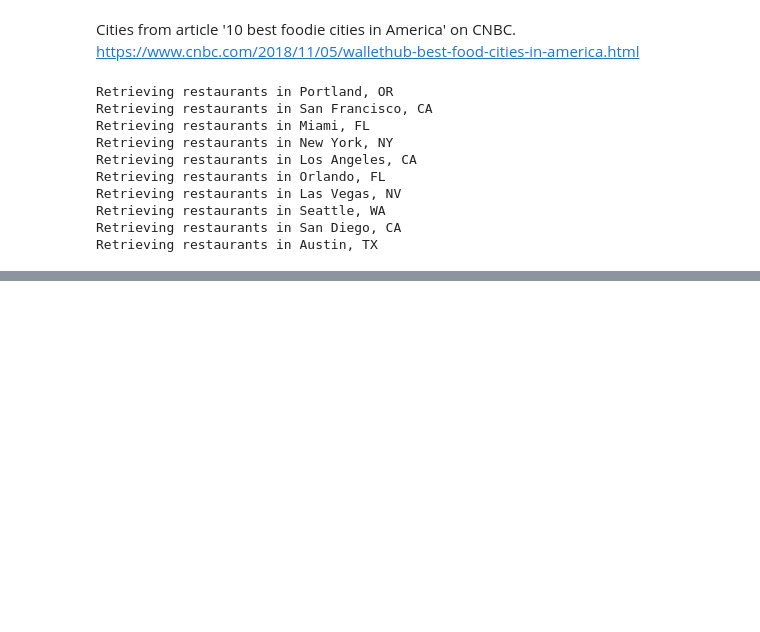
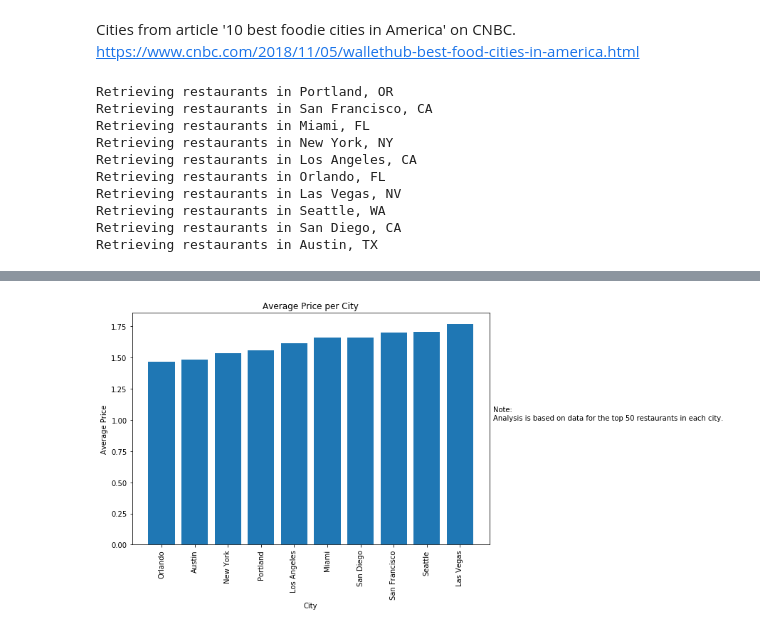
Before and after one commit to hmzskr/Project_1, a Jupyter notebook: Project1.ipynb, the cells around one changed output, grey strips where cells are left out. Saved outputs shown, nothing was run; the diff lists cells and outputs as text; code cells hidden in the pictures; blank space fills up the shorter version.

```diff
--- a/Project1.ipynb
+++ b/Project1.ipynb
@@ -120,0 +135,14 @@ restaurants_pd = restaurants_pd[restaurants_pd.Price != '']
+# %%
+avg_price = restaurants_pd.groupby('City')['Price'].mean()
+avg_price = avg_price.sort_values()
+
+plt.figure(figsize = (9, 6))
+plt.bar(avg_price.keys(), avg_price)
+plt.xlabel('City')
+plt.ylabel('Average Price')
+plt.title('Average Price per City')
+plt.xticks(rotation=90)
+plt.text(10, 1, 'Note:\nAnalysis is based on data for the top 50 restaurants in each city.')
+plt.show()
+# %% [output]
+[figure, added]
```
Also changed, not shown: parts of 10 cells of this notebook, 1 other file.
